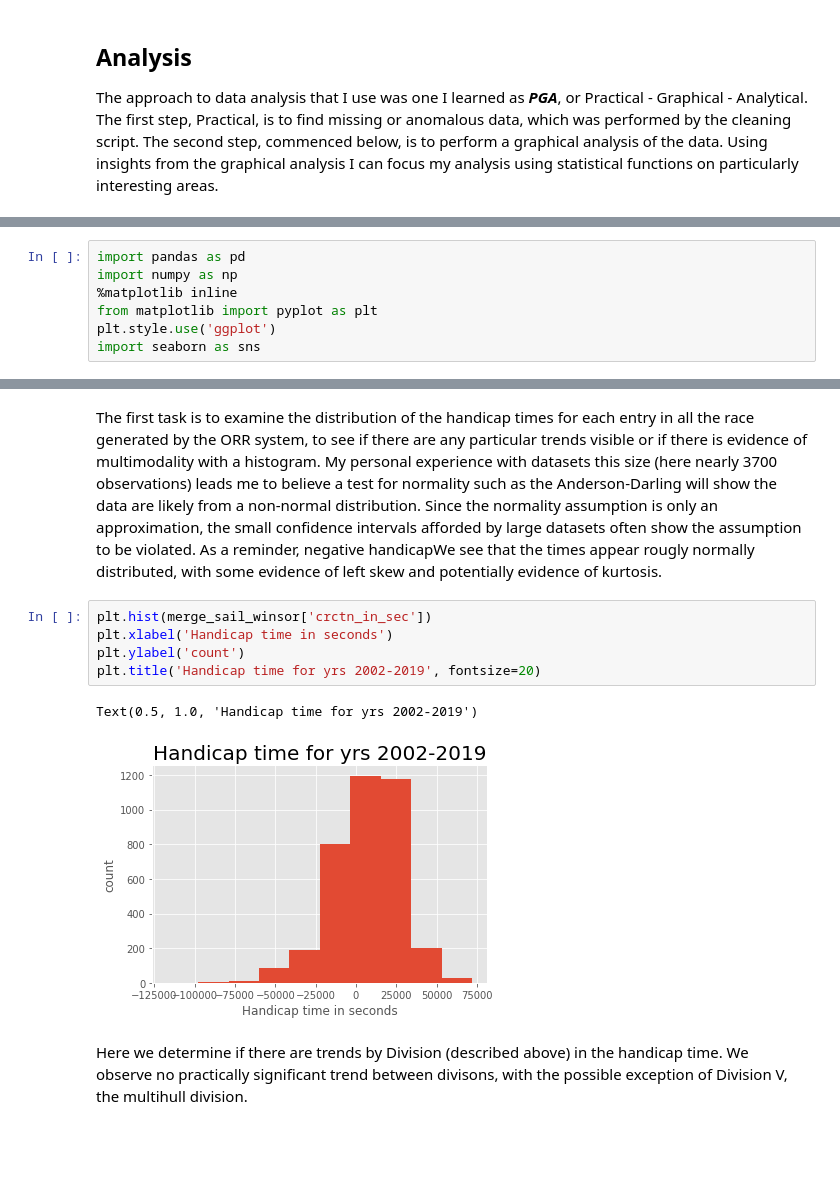
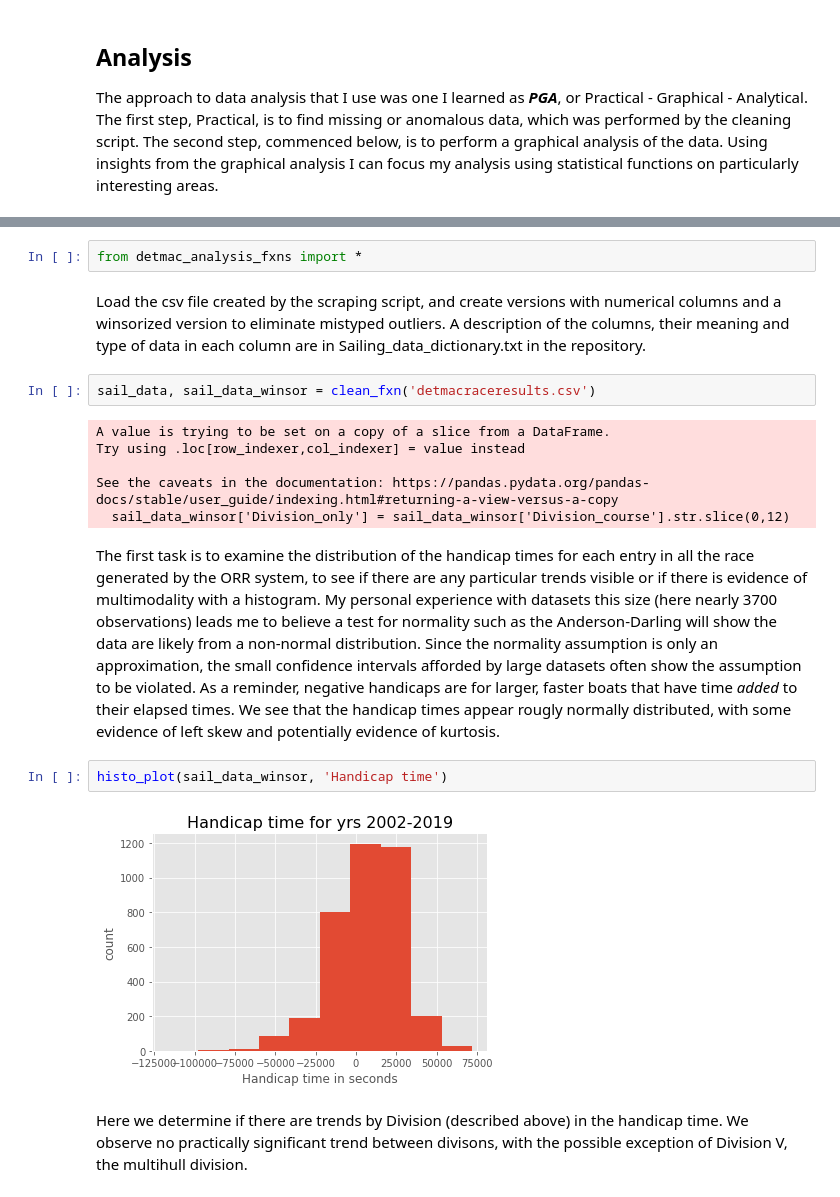
Before and after one commit to devens-mn/Devens_NYCDSA_Web_Scrape, a Jupyter notebook: Devens_NYCDSA_webscrape_v2.ipynb, the cells around one changed output, grey strips where cells are left out. Saved outputs shown, nothing was run; the diff lists cells and outputs as text; blank space fills up the shorter version.

Commit message:
Sailing_data - added data dict, init vrsn; Devens_NYCDSA*.ipnyb - finalized fxn calls for analysis fixed typos; detmac_analysis* - added final fxns and comments

```diff
--- a/Devens_NYCDSA_webscrape_v2.ipynb
+++ b/Devens_NYCDSA_webscrape_v2.ipynb
@@ -27,7 +26,0 @@ For this step I use matplotlib and Seaborn.
-# %%
-import pandas as pd
-import numpy as np
-%matplotlib inline
-from matplotlib import pyplot as plt
-plt.style.use('ggplot')
-import seaborn as sns
@@ -44,12 +38,20 @@ merge_sail = pd.read_csv('merge_sail.csv',names = ['Division_course', 'Year', 'S
+# %%
+from detmac_analysis_fxns import *
+# %% [markdown]
+Load the csv file created by the scraping script, and create versions with numerical columns and a winsorized version to eliminate mistyped outliers.  A description of the columns, their meaning and type of data in each column are in Sailing_data_dictionary.txt in the repository.
+# %%
+sail_data, sail_data_winsor = clean_fxn('detmacraceresults.csv')
+# %% [output]
+A value is trying to be set on a copy of a slice from a DataFrame.
+Try using .loc[row_indexer,col_indexer] = value instead
+
+See the caveats in the documentation: https://pandas.pydata.org/pandas-docs/stable/user_guide/indexing.html#returning-a-view-versus-a-copy
+  sail_data_winsor['Division_only'] = sail_data_winsor['Division_course'].str.slice(0,12)
 # %% [markdown]
-The first task is to examine the distribution of the handicap times for each entry in all the race generated by the ORR system, to see if there are any particular trends visible or if there is evidence of multimodality with a histogram.  My personal experience with datasets this size (here nearly 3700 observations) leads me to believe a test for normality such as the Anderson-Darling will show the data are likely from a non-normal distribution.  Since the normality assumption is only an approximation, the small confidence intervals afforded by large datasets often show the assumption to be violated.  As a reminder, negative handicapWe see that the times appear rougly normally distributed, with some evidence of left skew and potentially evidence of kurtosis.
+The first task is to examine the distribution of the handicap times for each entry in all the race generated by the ORR system, to see if there are any particular trends visible or if there is evidence of multimodality with a histogram.  My personal experience with datasets this size (here nearly 3700 observations) leads me to believe a test for normality such as the Anderson-Darling will show the data are likely from a non-normal distribution.  Since the normality assumption is only an approximation, the small confidence intervals afforded by large datasets often show the assumption to be violated.  As a reminder, negative handicaps are for larger, faster boats that have time *added* to their elapsed times.  We see that the handicap times appear rougly normally distributed, with some evidence of left skew and potentially evidence of kurtosis.
-# %%
-plt.hist(merge_sail_winsor['crctn_in_sec'])
-plt.xlabel('Handicap time in seconds')
-plt.ylabel('count')
-plt.title('Handicap time for yrs 2002-2019', fontsize=20)
-# %% [output]
-Text(0.5, 1.0, 'Handicap time for yrs 2002-2019')
-[figure, removed]
+# %%
+histo_plot(sail_data_winsor, 'Handicap time')
+# %% [output]
+[figure, added]
 # %% [markdown]
 Here we determine if there are trends by Division (described above) in the handicap time.  We observe no practically significant trend between divisons, with the possible exception of Division V, the multihull division.
```
Also changed, not shown: parts of 57 cells of this notebook, 2 other files.
